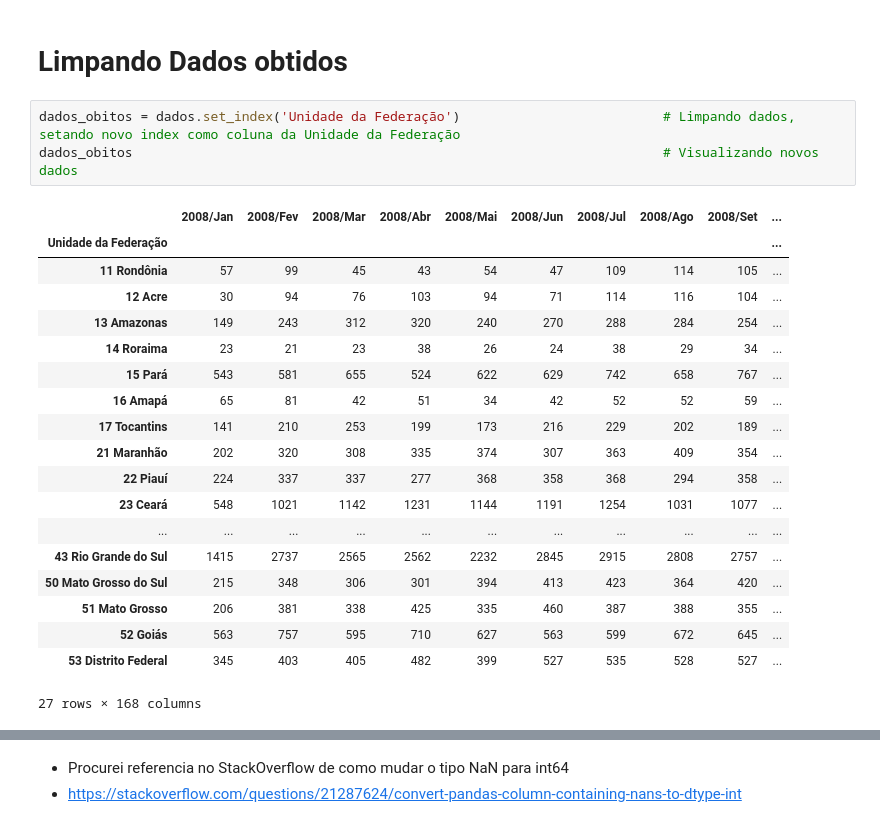
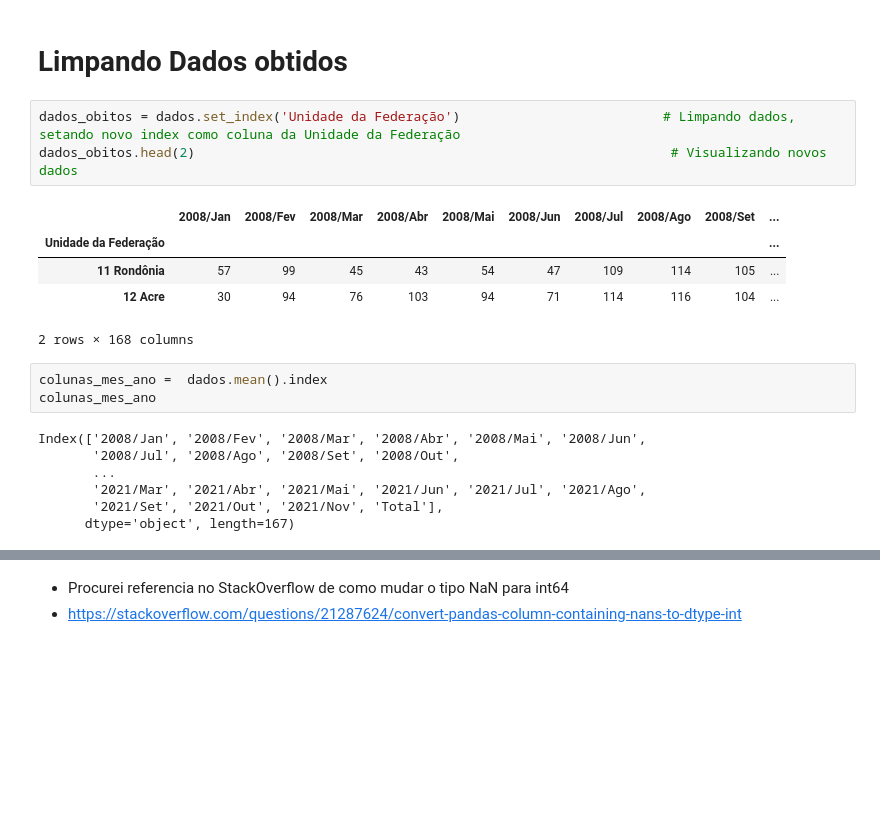
Before and after one commit to vitaoTM/Alura-BootCamp-DataScience, a Jupyter notebook: Análise_do_numero_de_obitos_por_região.ipynb, the cells around one changed output, grey strips where cells are left out. Saved outputs shown, nothing was run; the diff lists cells and outputs as text; blank space fills up the shorter version.

```diff
--- a/Análise_do_numero_de_obitos_por_região.ipynb
+++ b/Análise_do_numero_de_obitos_por_região.ipynb
@@ -47,26 +47,22 @@ dados.head()
 # Limpando Dados obtidos
 # %%
 dados_obitos = dados.set_index('Unidade da Federação')                          # Limpando dados, setando novo index como coluna da Unidade da Federação
-dados_obitos                                                                    # Visualizando novos dados
+dados_obitos.head(2)                                                             # Visualizando novos dados
 # %% [output]
 |  | 2008/Jan | 2008/Fev | 2008/Mar | 2008/Abr | 2008/Mai | 2008/Jun | 2008/Jul | 2008/Ago | 2008/Set | ... |
 | Unidade da Federação |  |  |  |  |  |  |  |  |  | ... |
 | 11 Rondônia | 57 | 99 | 45 | 43 | 54 | 47 | 109 | 114 | 105 | ... |
 | 12 Acre | 30 | 94 | 76 | 103 | 94 | 71 | 114 | 116 | 104 | ... |
-| 13 Amazonas | 149 | 243 | 312 | 320 | 240 | 270 | 288 | 284 | 254 | ... |
-| 14 Roraima | 23 | 21 | 23 | 38 | 26 | 24 | 38 | 29 | 34 | ... |
-| 15 Pará | 543 | 581 | 655 | 524 | 622 | 629 | 742 | 658 | 767 | ... |
-| 16 Amapá | 65 | 81 | 42 | 51 | 34 | 42 | 52 | 52 | 59 | ... |
-| 17 Tocantins | 141 | 210 | 253 | 199 | 173 | 216 | 229 | 202 | 189 | ... |
-| 21 Maranhão | 202 | 320 | 308 | 335 | 374 | 307 | 363 | 409 | 354 | ... |
-| 22 Piauí | 224 | 337 | 337 | 277 | 368 | 358 | 368 | 294 | 358 | ... |
-| 23 Ceará | 548 | 1021 | 1142 | 1231 | 1144 | 1191 | 1254 | 1031 | 1077 | ... |
-| ... | ... | ... | ... | ... | ... | ... | ... | ... | ... | ... |
-| 43 Rio Grande do Sul | 1415 | 2737 | 2565 | 2562 | 2232 | 2845 | 2915 | 2808 | 2757 | ... |
-| 50 Mato Grosso do Sul | 215 | 348 | 306 | 301 | 394 | 413 | 423 | 364 | 420 | ... |
-| 51 Mato Grosso | 206 | 381 | 338 | 425 | 335 | 460 | 387 | 388 | 355 | ... |
-| 52 Goiás | 563 | 757 | 595 | 710 | 627 | 563 | 599 | 672 | 645 | ... |
-| 53 Distrito Federal | 345 | 403 | 405 | 482 | 399 | 527 | 535 | 528 | 527 | ... |
-27 rows × 168 columns
+2 rows × 168 columns
+# %%
+colunas_mes_ano =  dados.mean().index
+colunas_mes_ano
+# %% [output]
+Index(['2008/Jan', '2008/Fev', '2008/Mar', '2008/Abr', '2008/Mai', '2008/Jun',
+       '2008/Jul', '2008/Ago', '2008/Set', '2008/Out',
+       ...
+       '2021/Mar', '2021/Abr', '2021/Mai', '2021/Jun', '2021/Jul', '2021/Ago',
+       '2021/Set', '2021/Out', '2021/Nov', 'Total'],
+      dtype='object', length=167)
 # %%
 # Transpondo DataFrame
```
Also changed, not shown: parts of 14 cells of this notebook.
